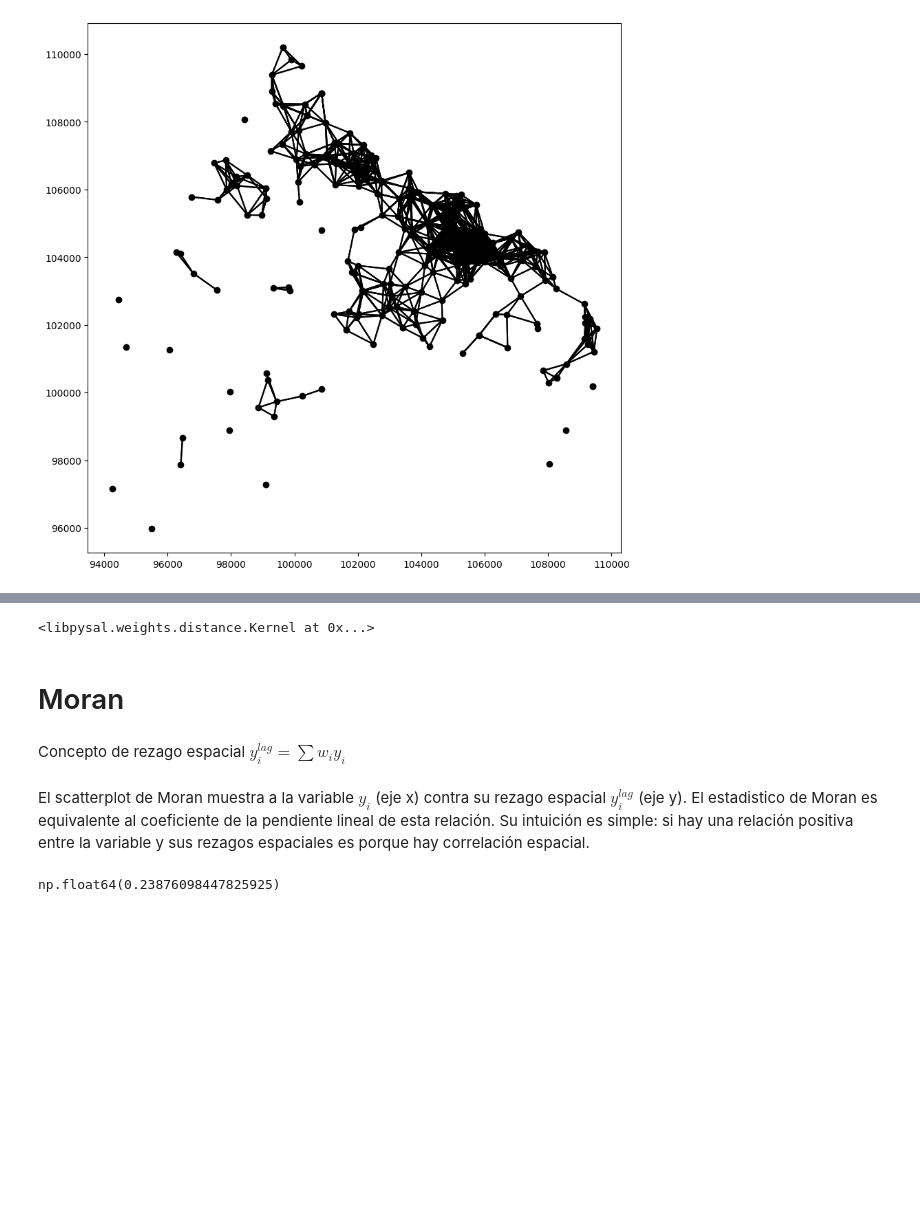
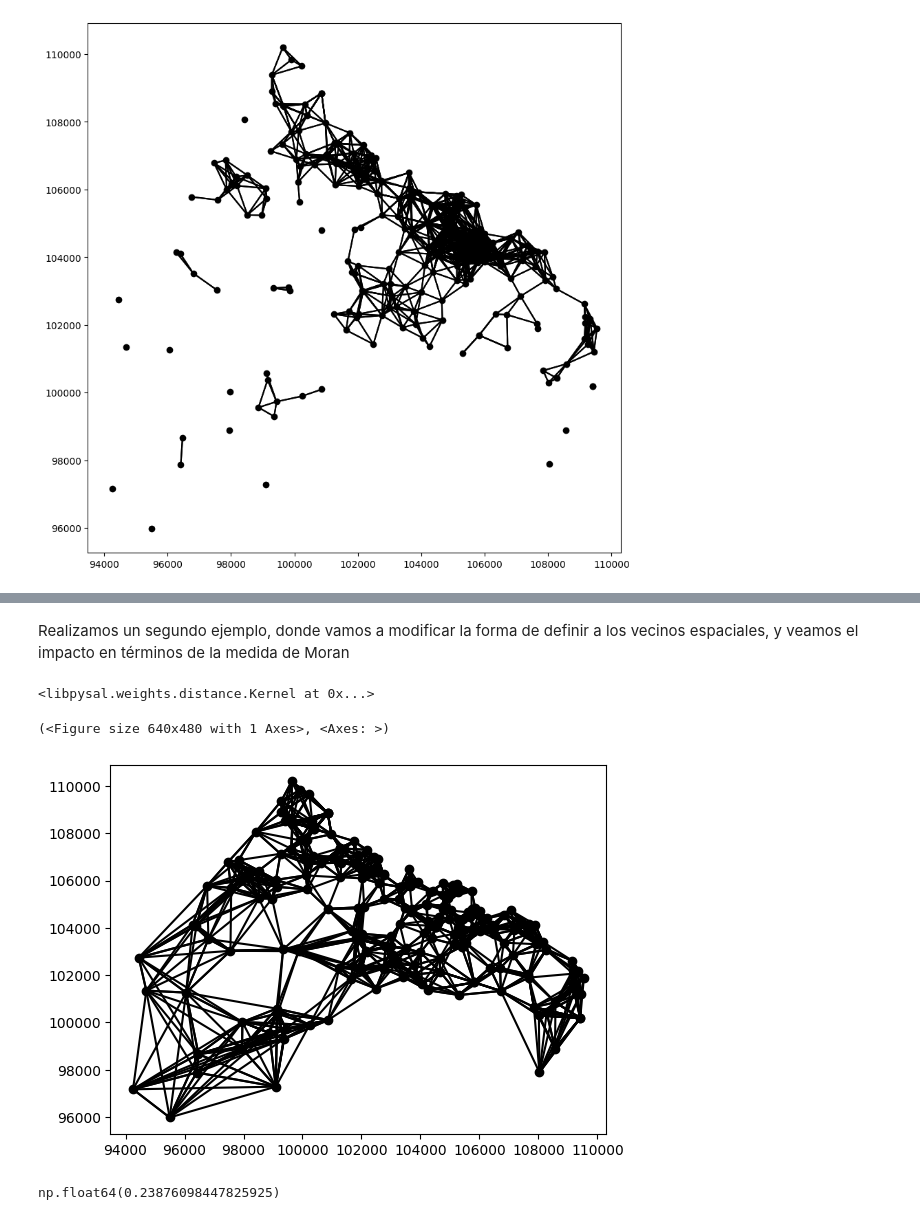
Before and after one commit to rpasquini/metodos_cuantitativos, a Jupyter notebook: notebooks/python/Correlacion_espacial_y_Regresión_espacial_intro.ipynb, the cells around one changed output, grey strips where cells are left out. Cells and saved outputs as stored; diff of their text form; code cells hidden in the pictures; blank space fills up the shorter version.

```diff
--- a/notebooks/python/Correlacion_espacial_y_Regresión_espacial_intro.ipynb
+++ b/notebooks/python/Correlacion_espacial_y_Regresión_espacial_intro.ipynb
@@ -191 +176,3 @@ wdistance.plot(departamentosCABA2, ax=ax)
+# %% [markdown]
+Realizamos un segundo ejemplo, donde vamos a modificar la forma de definir a los vecinos espaciales, y veamos el impacto en términos de la medida de Moran
 # %%
@@ -194,12 +181,8 @@ kernelWa
 # %% [output]
 <libpysal.weights.distance.Kernel at 0x...>
-# %% [markdown]
-# Moran
-# %% [markdown]
-Concepto de rezago espacial
-$y^{lag}_{i}=\sum w_iy_i$
-# %% [markdown]
-El scatterplot de Moran muestra a la variable $y_i$ (eje x) contra su rezago espacial $y^{lag}_i$ (eje y).
-El estadistico de Moran es equivalente al coeficiente de la pendiente lineal de esta relación.
-Su intuición es simple: si hay una relación positiva entre la variable y sus rezagos espaciales es porque hay correlación espacial.
+# %%
+kerneldistance.plot(departamentosCABA2)
+# %% [output]
+(<Figure size 640x480 with 1 Axes>, <Axes: >)
+[figure, added]
 # %%
```
Also changed, not shown: parts of 38 cells of this notebook.
